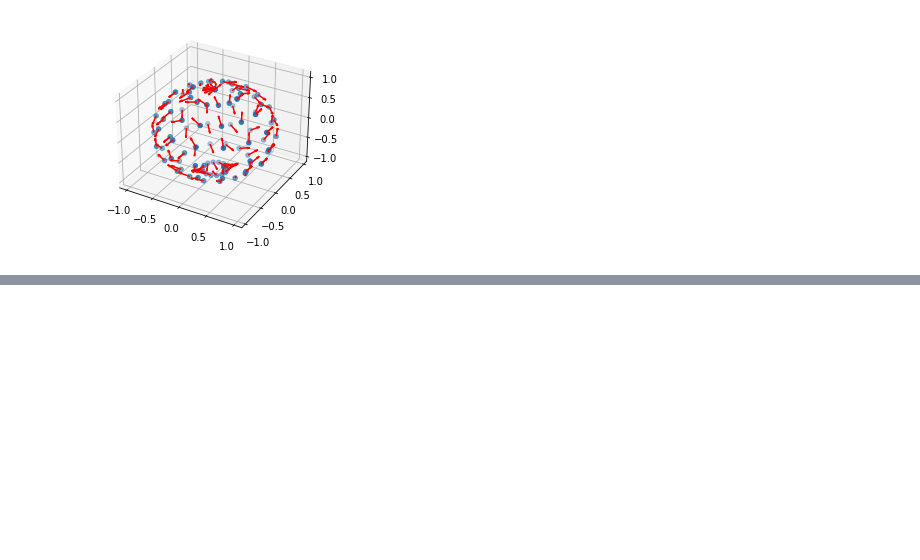
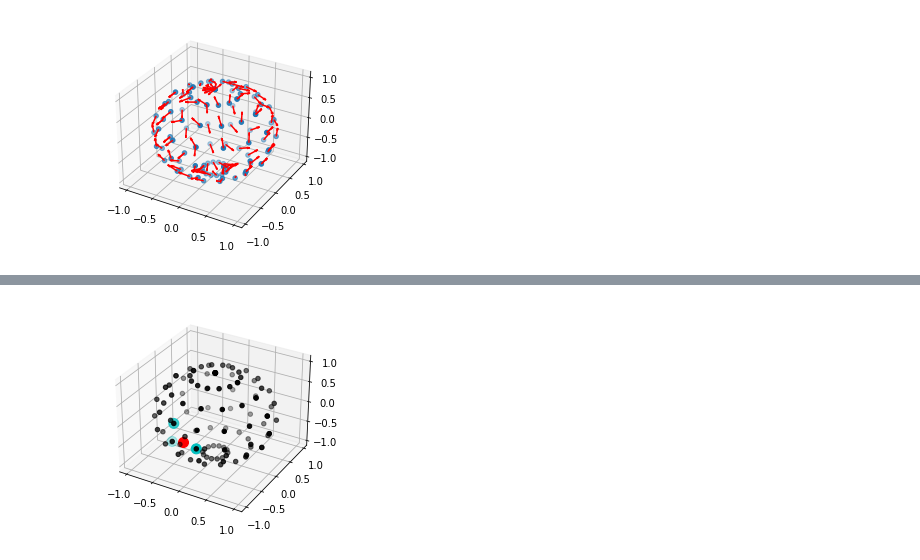
Before and after one commit to rytse/camoc-multiagent, a Jupyter notebook: graphgen.ipynb, the cells around one changed output, grey strips where cells are left out. Saved outputs shown, nothing was run; the diff lists cells and outputs as text; code cells hidden in the pictures; blank space fills up the shorter version.

Commit message:
Find neighboring simplex via distance sort

```diff
--- a/graphgen.ipynb
+++ b/graphgen.ipynb
@@ -43,0 +72,17 @@ nx.draw(G)
+# %%
+# Find closest 3 points
+dvs = pointcloud - pr
+dists = np.linalg.norm(dvs, axis=1)
+order = np.argsort(dists)
+i, j, k = order[0:3]
+
+ax = plt.figure().add_subplot(projection='3d')
+ax.scatter(xx, yy, zz, c='k')
+ax.scatter(np.array([xx[i], xx[j], xx[k]]),
+           np.array([yy[i], yy[j], yy[k]]),
+           np.array([zz[i], zz[j], zz[k]]),
+           c='c', s=100)
+ax.scatter(xr, yr, zr, c='r', s=100)
+plt.show()
+# %% [output]
+[figure, added]
```
Also changed, not shown: parts of 5 cells of this notebook.
